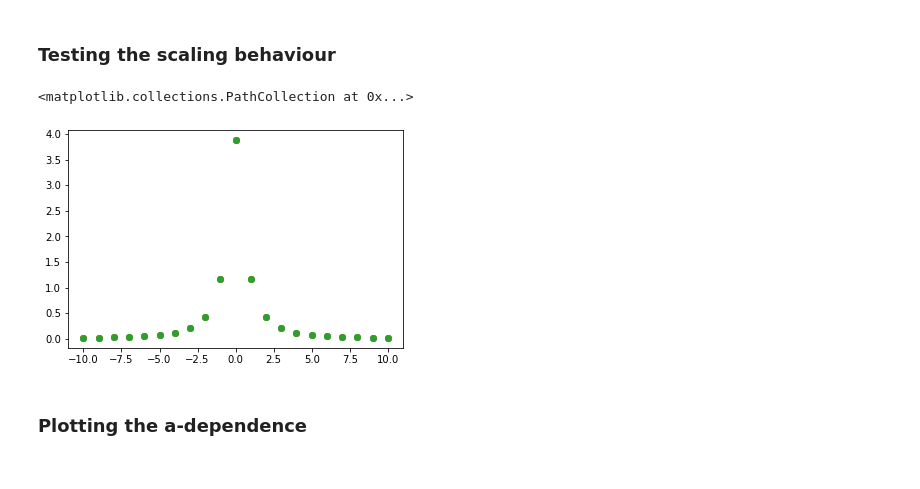
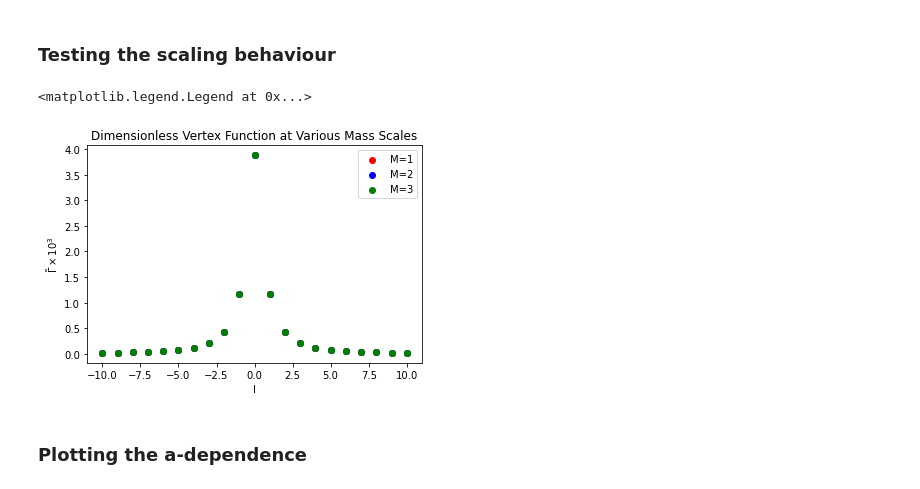
Before and after one commit to harnettd/phiCubed_31_FT, a Jupyter notebook: discrete_temporal_zero_spatial_plots.ipynb, the cells around one changed output. Saved outputs shown, nothing was run; the diff lists cells and outputs as text; code cells hidden in the pictures.

```diff
--- a/discrete_temporal_zero_spatial_plots.ipynb
+++ b/discrete_temporal_zero_spatial_plots.ipynb
@@ -47,21 +60,25 @@ a = 0.5
 n_min = -12
 n_max = - n_min + 1
 # %%
-dimensionless_Gamma_data_M1 = [corr.dimensionless_Gamma_finite_temp(l, q1, l, q2, *xis, a, n_min, n_max, 1) for l in l_grid]
-dimensionless_Gamma_data_M2 = [corr.dimensionless_Gamma_finite_temp(l, q1, l, q2, *xis, a, n_min, n_max, 2) for l in l_grid]
-dimensionless_Gamma_data_M3 = [corr.dimensionless_Gamma_finite_temp(l, q1, l, q2, *xis, a, n_min, n_max, 3) for l in l_grid]
+dimensionless_vertex_vals_M1 = [ft.vertex_function_partial_sum(l, q1, l, q2, *xis, a, n_min, n_max, 1) for l in l_grid]
+dimensionless_vertex_vals_M2 = [ft.vertex_function_partial_sum(l, q1, l, q2, *xis, a, n_min, n_max, 2) for l in l_grid]
+dimensionless_vertex_vals_M3 = [ft.vertex_function_partial_sum(l, q1, l, q2, *xis, a, n_min, n_max, 3) for l in l_grid]
 # %%
-dimensionless_Gamma_plotdata_M1 = np.array([re(finite_part(x)) for x in dimensionless_Gamma_data_M1])
-dimensionless_Gamma_plotdata_M2 = np.array([re(finite_part(x)) for x in dimensionless_Gamma_data_M2])
-dimensionless_Gamma_plotdata_M3 = np.array([re(finite_part(x)) for x in dimensionless_Gamma_data_M3])
+dimensionless_vertex_plotvals_M1 = np.array([sp.re(finite_part(x)) for x in dimensionless_vertex_vals_M1])
+dimensionless_vertex_plotvals_M2 = np.array([sp.re(finite_part(x)) for x in dimensionless_vertex_vals_M2])
+dimensionless_vertex_plotvals_M3 = np.array([sp.re(finite_part(x)) for x in dimensionless_vertex_vals_M3])
-# %%
-fig, ax = plt.subplots()
-plt.scatter(l_grid, dimensionless_Gamma_plotdata_M1 * 1e3)
-plt.scatter(l_grid, dimensionless_Gamma_plotdata_M2 * 1e3)
-plt.scatter(l_grid, dimensionless_Gamma_plotdata_M3 * 1e3)
-# %% [output]
-<matplotlib.collections.PathCollection at 0x...>
-[figure, removed]
+# %%
+fig, ax = plt.subplots()
+ax.scatter(l_grid, dimensionless_vertex_plotvals_M1 * 1e3, label="M=1", color="red")
+ax.scatter(l_grid, dimensionless_vertex_plotvals_M2 * 1e3, label="M=2", color="blue")
+ax.scatter(l_grid, dimensionless_vertex_plotvals_M3 * 1e3, label="M=3", color="green")
+ax.set_xlabel("l")
+ax.set_ylabel(r"$\tilde{\Gamma}\times 10^3$")
+ax.set_title("Dimensionless Vertex Function at Various Mass Scales")
+ax.legend(loc="upper right")
+# %% [output]
+<matplotlib.legend.Legend at 0x...>
+[figure, added]
 # %% [markdown]
 ### Plotting the a-dependence
 # %%
```
Also changed, not shown: parts of 32 cells of this notebook.
